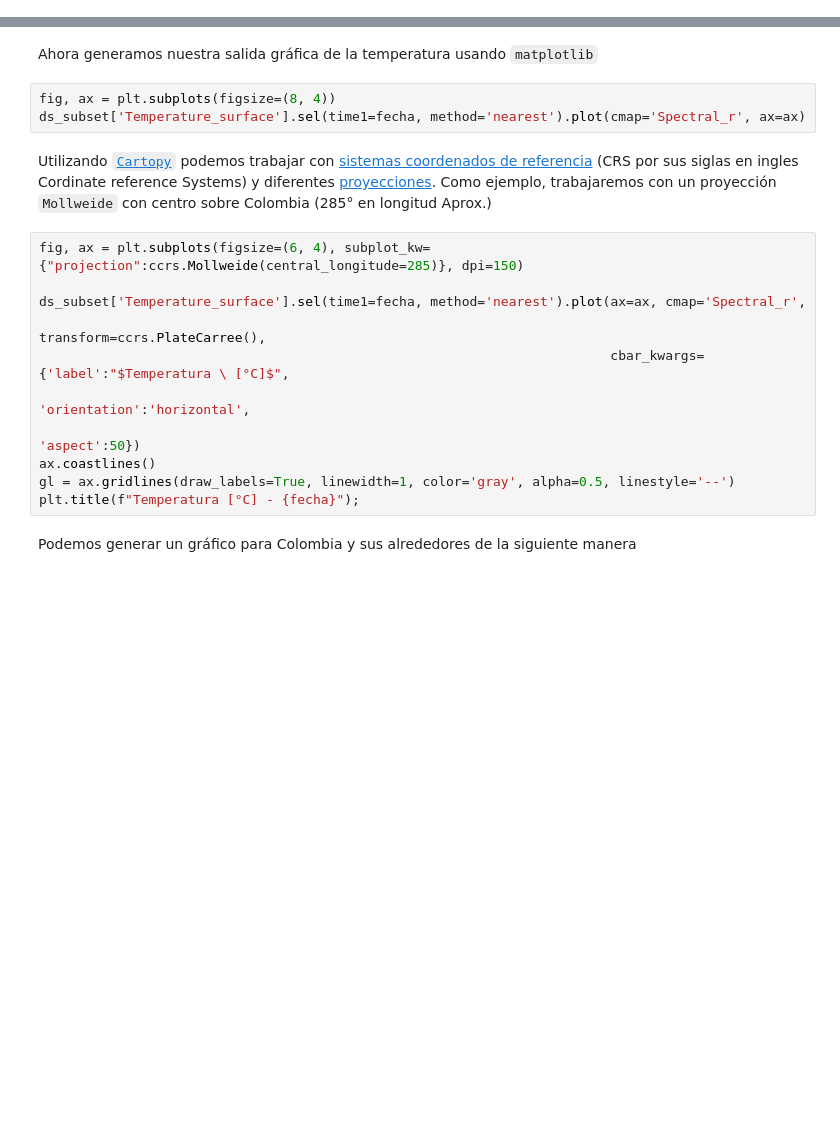
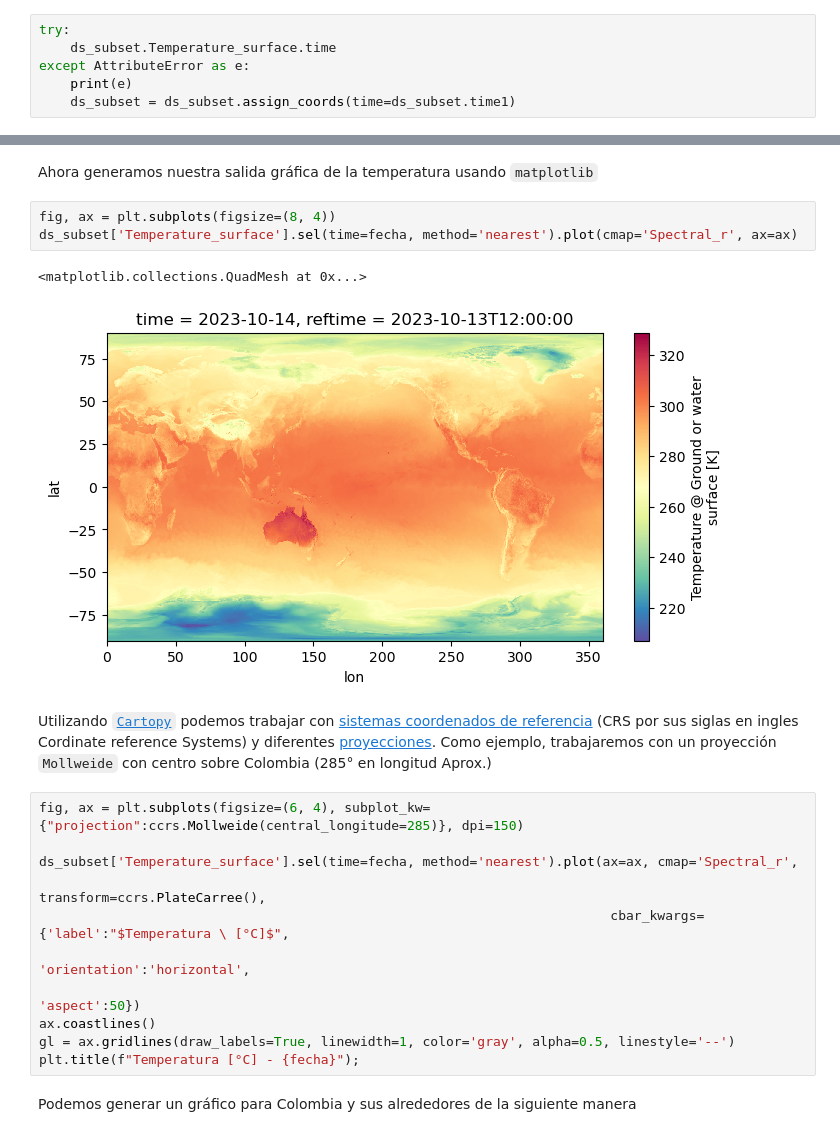
Before and after one commit to ProjectPythia/AtmosCol-2023, a Jupyter notebook: notebooks/2.acceso-datos/2.3.GFS.ipynb, the cells around one changed output, grey strips where cells are left out. Cells and saved outputs as stored; diff of their text form; blank space fills up the shorter version.

Commit message:
trying to fix time name dimension

```diff
--- a/notebooks/2.acceso-datos/2.3.GFS.ipynb
+++ b/notebooks/2.acceso-datos/2.3.GFS.ipynb
@@ -87,3 +128,9 @@ display(ds_subset)
+# %%
+try:
+    ds_subset.Temperature_surface.time
+except AttributeError as e:
+    print(e)
+    ds_subset = ds_subset.assign_coords(time=ds_subset.time1)
 # %% [markdown]
 ## 3. Salidas gráficas a partir de los datos de GFS
 
@@ -101,13 +152,16 @@ fecha
 Ahora generamos nuestra salida gráfica de la temperatura usando `matplotlib`
 # %%
 fig, ax = plt.subplots(figsize=(8, 4))
-ds_subset['Temperature_surface'].sel(time1=fecha, method='nearest').plot(cmap='Spectral_r', ax=ax)
+ds_subset['Temperature_surface'].sel(time=fecha, method='nearest').plot(cmap='Spectral_r', ax=ax)
+# %% [output]
+<matplotlib.collections.QuadMesh at 0x...>
+[figure, added]
 # %% [markdown]
 Utilizando [`Cartopy`](https://scitools.org.uk/cartopy/docs/latest/) podemos trabajar con [sistemas coordenados de referencia](https://scitools.org.uk/cartopy/docs/latest/reference/crs.html) (CRS por sus siglas en ingles Cordinate reference Systems) y diferentes [proyecciones](https://scitools.org.uk/cartopy/docs/latest/reference/projections.html). Como ejemplo, trabajaremos con un proyección `Mollweide` con centro sobre Colombia (285° en longitud Aprox.)
 # %%
 fig, ax = plt.subplots(figsize=(6, 4), subplot_kw={"projection":ccrs.Mollweide(central_longitude=285)}, dpi=150)
 
-ds_subset['Temperature_surface'].sel(time1=fecha, method='nearest').plot(ax=ax, cmap='Spectral_r',
+ds_subset['Temperature_surface'].sel(time=fecha, method='nearest').plot(ax=ax, cmap='Spectral_r',
                                                                          transform=ccrs.PlateCarree(),
                                                                          cbar_kwargs={'label':"$Temperatura \ [°C]$",
                                                                                       'orientation':'horizontal',
```
Also changed, not shown: parts of 7 cells of this notebook.
